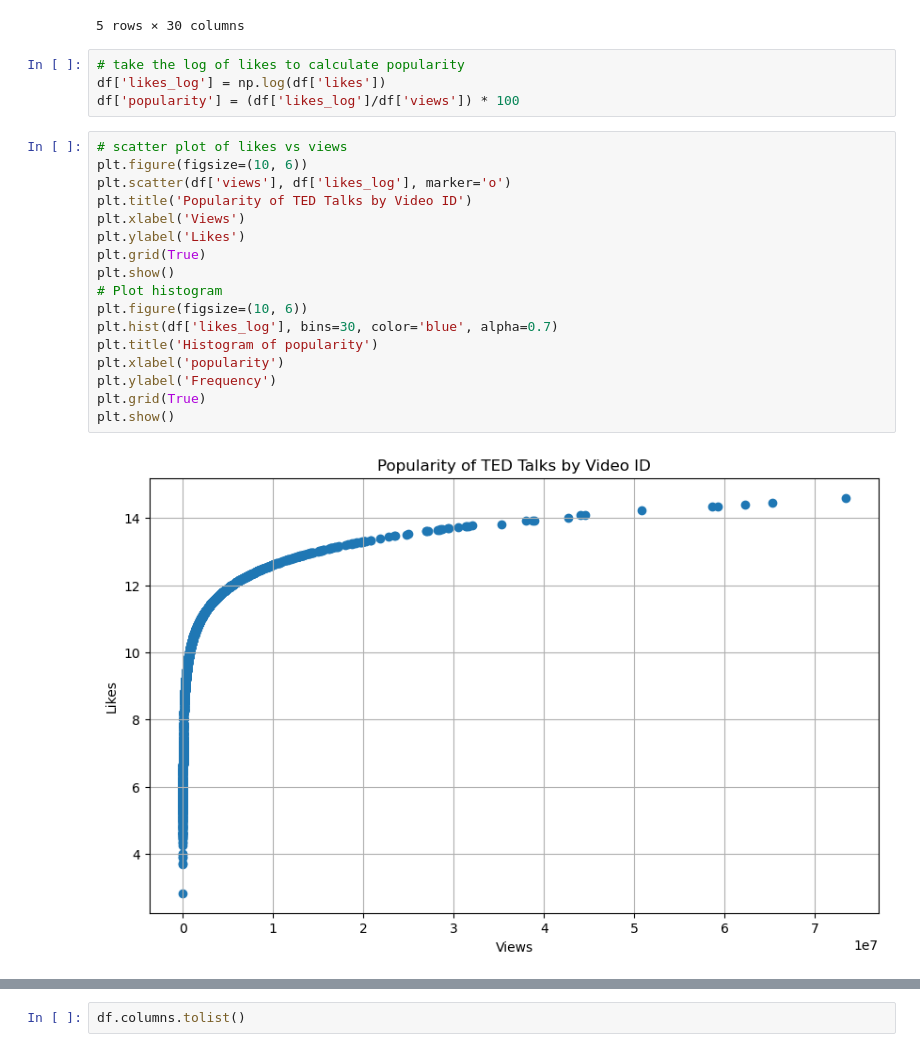
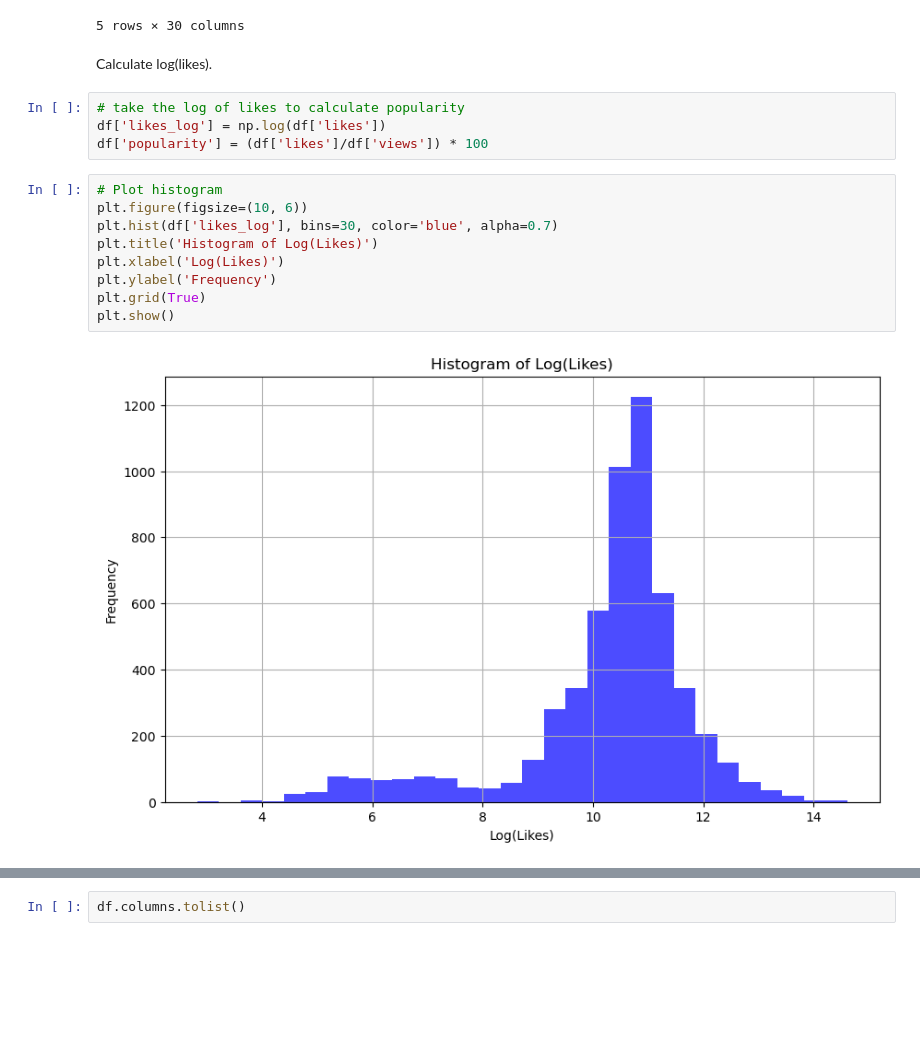
Before and after one commit to kwonionsoup/TedTalk-Popularity-Prediction, a Jupyter notebook: svr/SVR_emotions.ipynb, the cells around one changed output, grey strips where cells are left out. Saved outputs shown, nothing was run; the diff lists cells and outputs as text; blank space fills up the shorter version.

```diff
--- a/svr/SVR_emotions.ipynb
+++ b/svr/SVR_emotions.ipynb
@@ -24,26 +25,20 @@ df.head()
 | 3 | 3 | 47 | 1126 | 80000 | [{'name': 'David Deutsch', 'occup... | [{'name': 'Greek', 'code': 'el'},... | Legendary scientist David Deutsch... | [{'id': '3', 'name': 'climate cha... | Chemical scum that dream of dista... | ... |
 | 4 | 4 | 55 | 1524 | 14000 | [{'name': 'Jehane Noujaim', 'occu... | [{'name': 'English', 'code': 'en'... | Jehane Noujaim unveils her 2006 T... | [{'id': '4', 'name': 'culture'}, ... | My wish: A global day of film | ... |
 5 rows × 30 columns
+# %% [markdown]
+Calculate log(likes).
 # %%
 # take the log of likes to calculate popularity
 df['likes_log'] = np.log(df['likes'])
-df['popularity'] = (df['likes_log']/df['views']) * 100
+df['popularity'] = (df['likes']/df['views']) * 100
 # %%
-# scatter plot of likes vs views
-plt.figure(figsize=(10, 6))
-plt.scatter(df['views'], df['likes_log'], marker='o')
-plt.title('Popularity of TED Talks by Video ID')
-plt.xlabel('Views')
-plt.ylabel('Likes')
-plt.grid(True)
-plt.show()
 # Plot histogram
 plt.figure(figsize=(10, 6))
 plt.hist(df['likes_log'], bins=30, color='blue', alpha=0.7)
-plt.title('Histogram of popularity')
-plt.xlabel('popularity')
+plt.title('Histogram of Log(Likes)')
+plt.xlabel('Log(Likes)')
 plt.ylabel('Frequency')
 plt.grid(True)
 plt.show()
 # %% [output]
-[figure, old version]
+[figure, new version]
```
Also changed, not shown: parts of 24 cells of this notebook.
